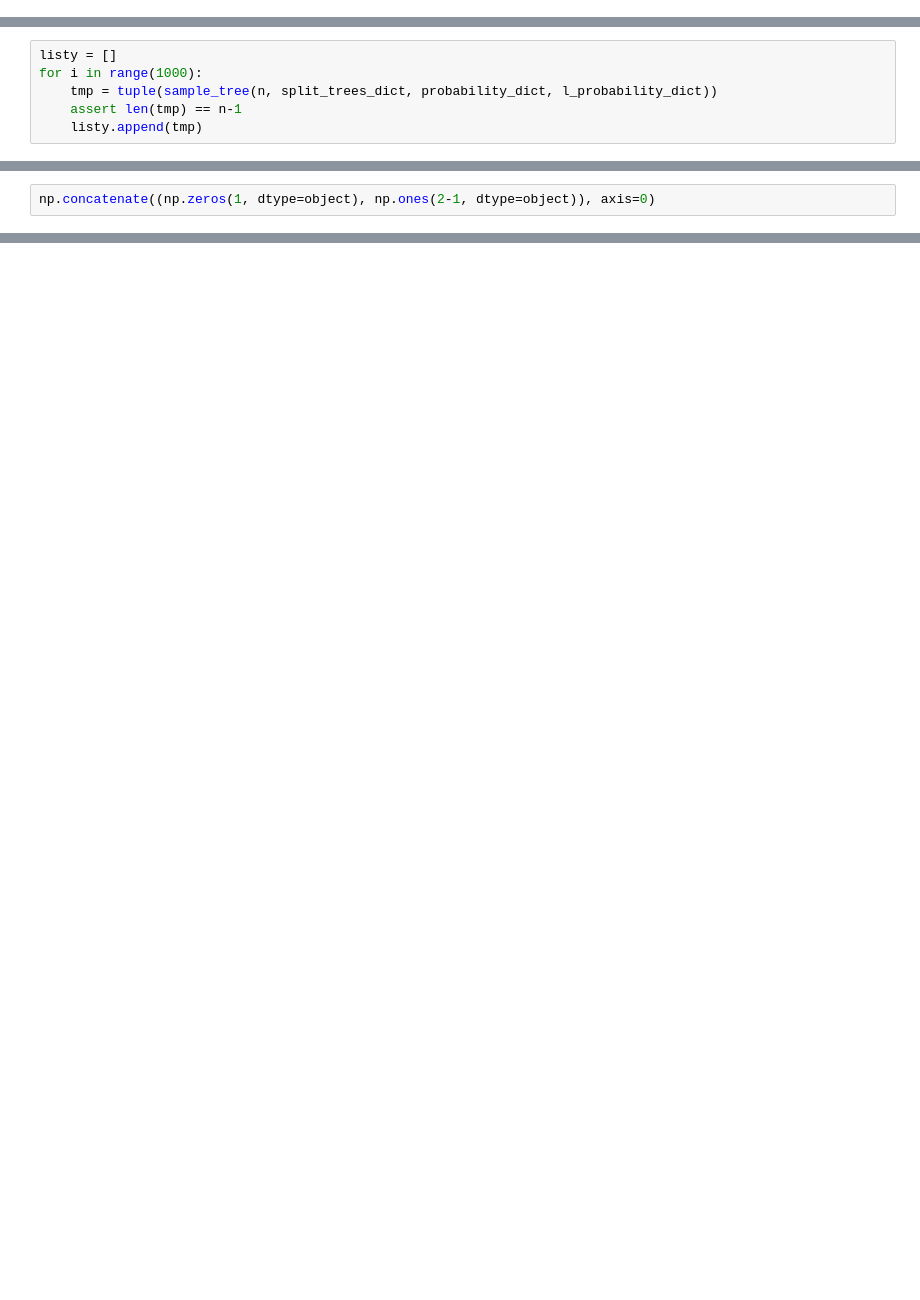
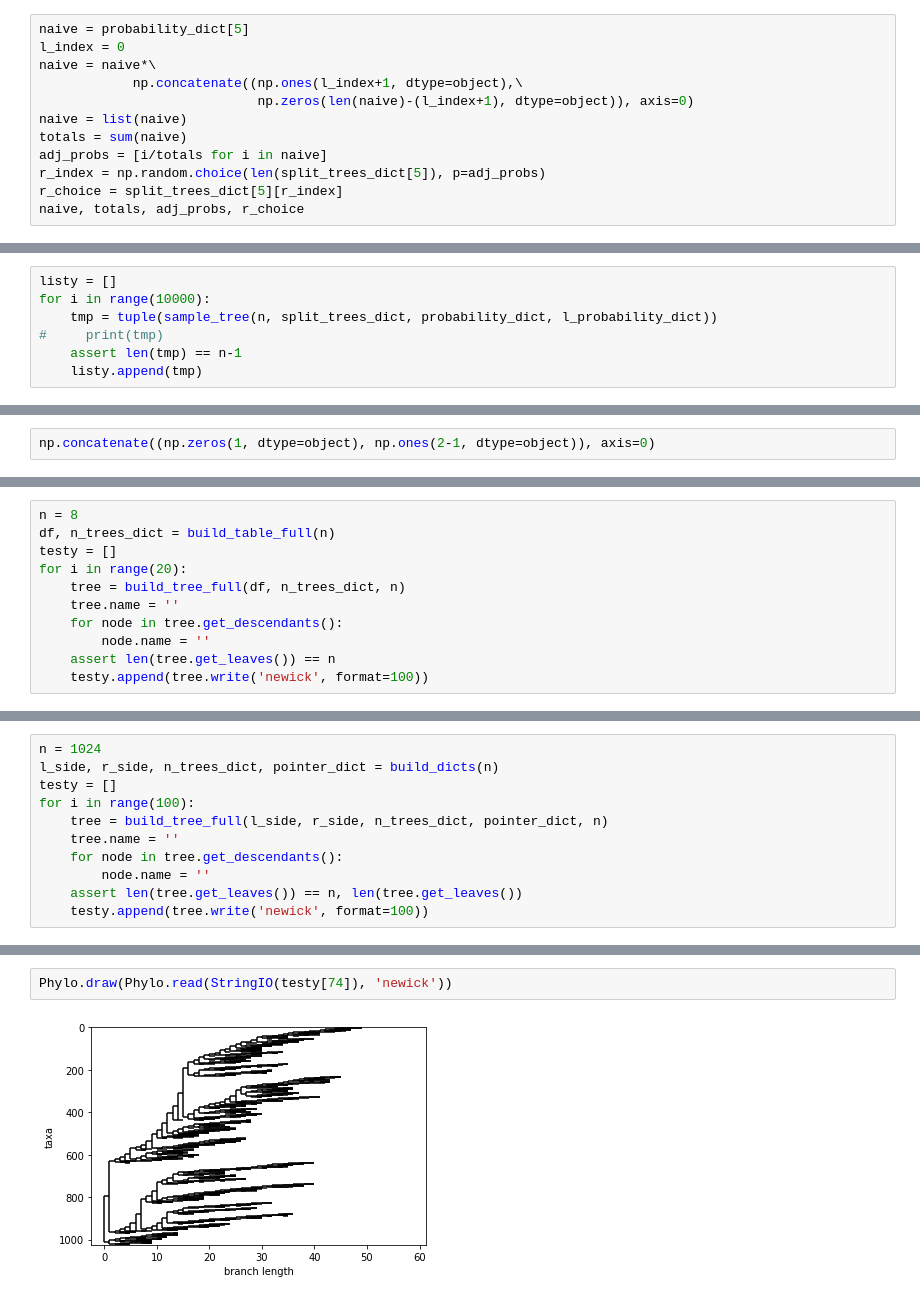
Before and after one commit to adamhockenberry/null-phy, a Jupyter notebook: Code/uniform_ete3_DEV.ipynb, the cells around one changed output, grey strips where cells are left out. Cells and saved outputs as stored; diff of their text form; blank space fills up the shorter version.

```diff
--- a/Code/uniform_ete3_DEV.ipynb
+++ b/Code/uniform_ete3_DEV.ipynb
@@ -274,3 +450,15 @@ def select_recursive(splits, path, split_trees_dict, probability_dict, l_probabi
+# %%
+naive = probability_dict[5]
+l_index = 0
+naive = naive*\
+            np.concatenate((np.ones(l_index+1, dtype=object),\
+                            np.zeros(len(naive)-(l_index+1), dtype=object)), axis=0)
+naive = list(naive)
+totals = sum(naive)
+adj_probs = [i/totals for i in naive]
+r_index = np.random.choice(len(split_trees_dict[5]), p=adj_probs)
+r_choice = split_trees_dict[5][r_index]
+naive, totals, adj_probs, r_choice
 # %% [markdown]
 **Build up the necessary dictionaries**
 # %%
@@ -320,8 +508,9 @@ for tree in range(2, n+1):
 **Running the sampler**
 # %%
 listy = []
-for i in range(1000):
+for i in range(10000):
     tmp = tuple(sample_tree(n, split_trees_dict, probability_dict, l_probability_dict))
+#     print(tmp)
     assert len(tmp) == n-1
     listy.append(tmp)
 # %%
@@ -352,0 +700,11 @@ np.concatenate((np.zeros(1, dtype=object), np.ones(2-1, dtype=object)), axis=0)
+# %%
+n = 8
+df, n_trees_dict = build_table_full(n)
+testy = []
+for i in range(20):
+    tree = build_tree_full(df, n_trees_dict, n)
+    tree.name = ''
+    for node in tree.get_descendants():
+        node.name = ''
+    assert len(tree.get_leaves()) == n
+    testy.append(tree.write('newick', format=100))
@@ -352,0 +907,11 @@ np.concatenate((np.zeros(1, dtype=object), np.ones(2-1, dtype=object)), axis=0)
+# %%
+n = 1024
+l_side, r_side, n_trees_dict, pointer_dict = build_dicts(n)
+testy = []
+for i in range(100):
+    tree = build_tree_full(l_side, r_side, n_trees_dict, pointer_dict, n)
+    tree.name = ''
+    for node in tree.get_descendants():
+        node.name = ''
+    assert len(tree.get_leaves()) == n, len(tree.get_leaves())
+    testy.append(tree.write('newick', format=100))
@@ -352,0 +984,4 @@ np.concatenate((np.zeros(1, dtype=object), np.ones(2-1, dtype=object)), axis=0)
+# %%
+Phylo.draw(Phylo.read(StringIO(testy[74]), 'newick'))
+# %% [output]
+[figure, added]
```
Also changed, not shown: parts of 34 cells of this notebook, 5 other files.
